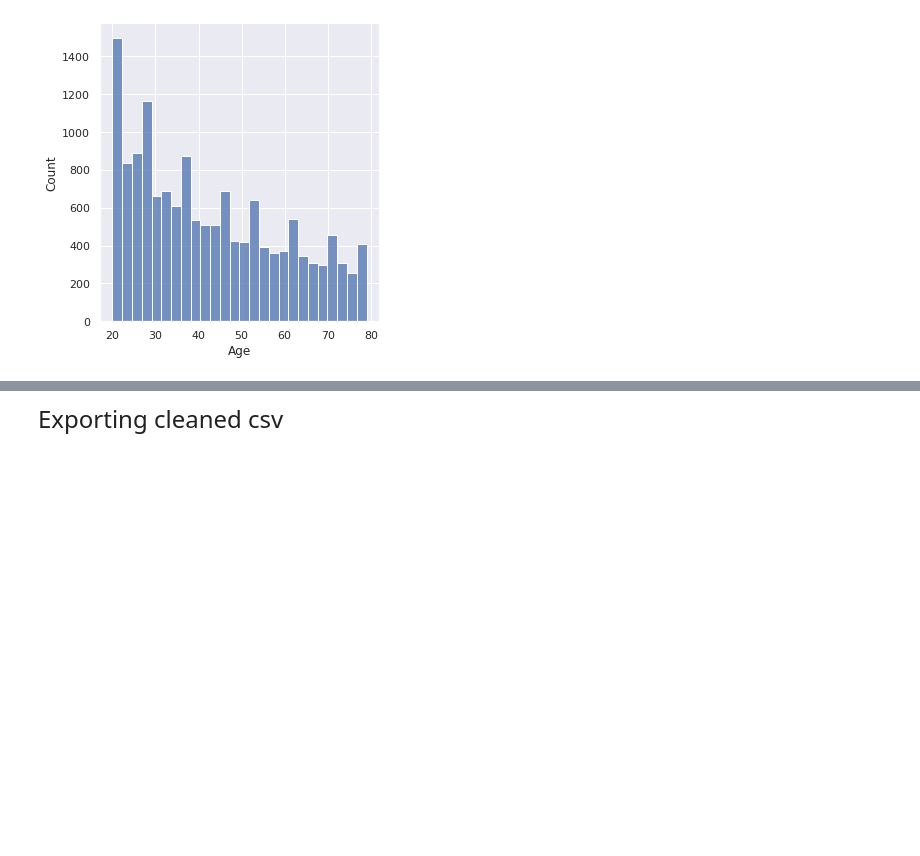
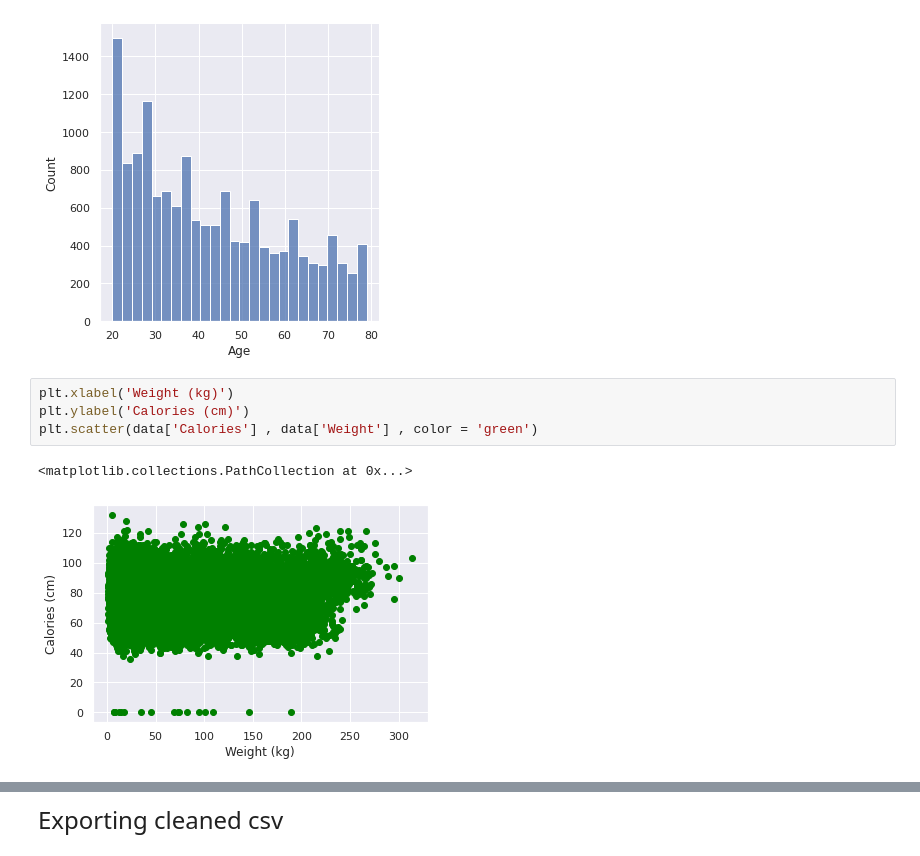
Before and after one commit to Kart121/ML-Project-Sem5, a Jupyter notebook: Processing.ipynb, the cells around one changed output, grey strips where cells are left out. Cells and saved outputs as stored; diff of their text form; blank space fills up the shorter version.

Commit message:
added more plots

```diff
--- a/Processing.ipynb
+++ b/Processing.ipynb
@@ -327,3 +342,10 @@ sb.displot(data['Age'])
 # %% [output]
 <seaborn.axisgrid.FacetGrid at 0x...>
 [figure]
+# %%
+plt.xlabel('Weight (kg)')
+plt.ylabel('Calories (cm)')
+plt.scatter(data['Calories'] , data['Weight'] , color = 'green')
+# %% [output]
+<matplotlib.collections.PathCollection at 0x...>
+[figure, added]
```
Also changed, not shown: parts of 13 cells of this notebook, 1 other file.
